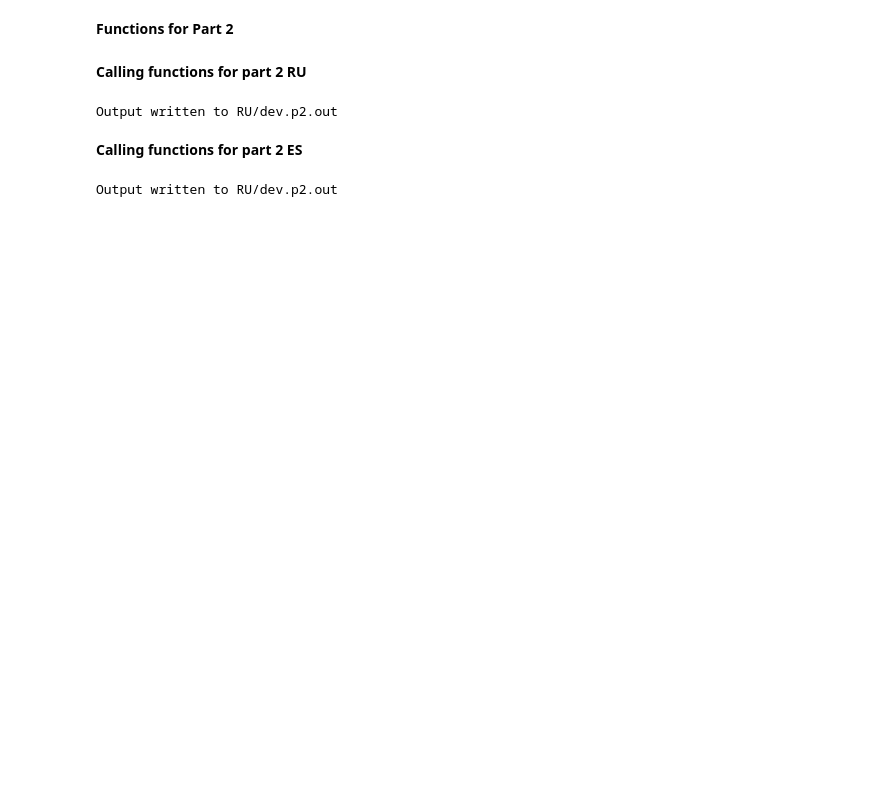
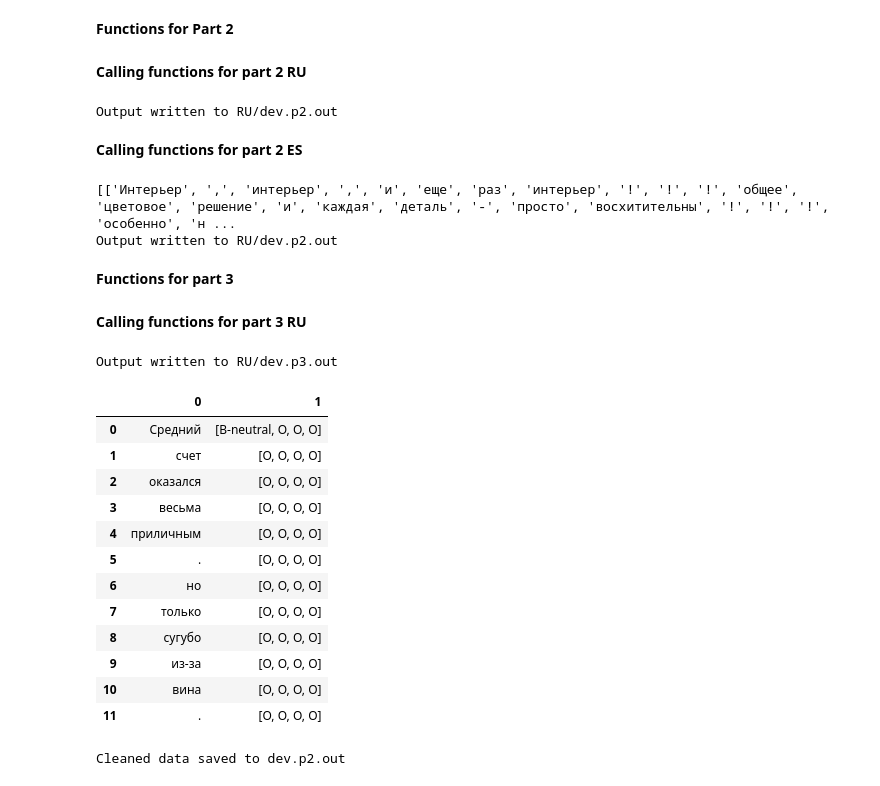
Before and after one commit to cweim/ML-1D-project, a Jupyter notebook: ML1D Final.ipynb, the cells around one changed output. Cells and saved outputs as stored; diff of their text form; code cells hidden in the pictures; blank space fills up the shorter version.

```diff
--- a/ML1D Final.ipynb
+++ b/ML1D Final.ipynb
@@ -327,7 +327,11 @@ Output written to RU/dev.p2.out
 # %%
 output_path_part_2_RU = "RU/dev.p2.out"
 transition_params_RU = estimate_transition_parameters(train_data_RU, tag_counts_RU)
+print(test_data_RU)
 prediction_RU = viterbi_call(test_data_RU, transition_params_RU, emission_params_RU, train_words_RU)
 result_RU = viterbi_to_file(test_data_RU, prediction_RU, output_path_part_2_RU)
 # %% [output]
+[['Интерьер', ',', 'интерьер', ',', 'и', 'еще', 'раз', 'интерьер', '!', '!', '!', 'общее', 'цветовое', 'решение', 'и', 'каждая', 'деталь', '-', 'просто', 'восхитительны', '!', '!', '!', 'особенно', 'н ...
 Output written to RU/dev.p2.out
+# %% [markdown]
+**Functions for part 3**
@@ -333,0 +449,25 @@ Output written to RU/dev.p2.out
+# %% [markdown]
+**Calling functions for part 3 RU**
+# %%
+sep_data = [
+    ['Средний', 'счет', 'оказался', 'весьма', 'приличным', '.', 'но', 'только', 'сугубо', 'из-за', 'вина', '.']
+]
+k = 4
+predictions = viterbi_call_topk(sep_data, transition_params_RU, emission_params_RU, train_words_RU, k)
+output_path = "RU/dev.p3.out"
+viterbi_to_file_topk(sep_data, predictions, output_path, k)
+# %% [output]
+Output written to RU/dev.p3.out
+|  | 0 | 1 |
+| 0 | Средний | [B-neutral, O, O, O] |
+| 1 | счет | [O, O, O, O] |
+| 2 | оказался | [O, O, O, O] |
+| 3 | весьма | [O, O, O, O] |
+| 4 | приличным | [O, O, O, O] |
+| 5 | . | [O, O, O, O] |
+| 6 | но | [O, O, O, O] |
+| 7 | только | [O, O, O, O] |
+| 8 | сугубо | [O, O, O, O] |
+| 9 | из-за | [O, O, O, O] |
+| 10 | вина | [O, O, O, O] |
+| 11 | . | [O, O, O, O] |
@@ -333,0 +488,9 @@ Output written to RU/dev.p2.out
+# %%
+output_file_path = "dev.p2.out"
+with open(output_file_path, "w", encoding="utf-8") as output_file:
+    for line in cleaned_data:
+        output_file.write(" ".join(line) + "\n")
+
+print(f"Cleaned data saved to {output_file_path}")
+# %% [output]
+Cleaned data saved to dev.p2.out
```
Also changed, not shown: parts of 4 cells of this notebook, 6 other files.
